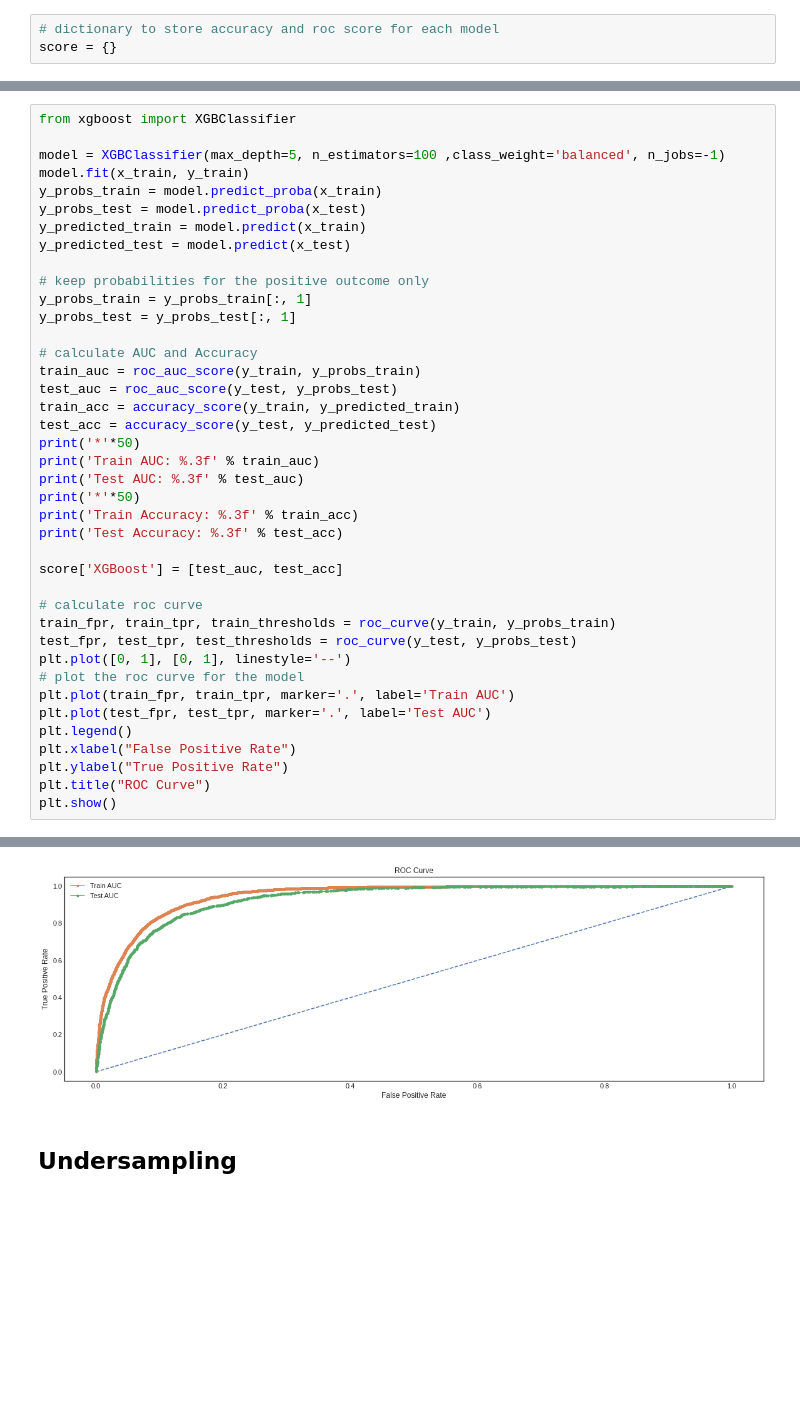
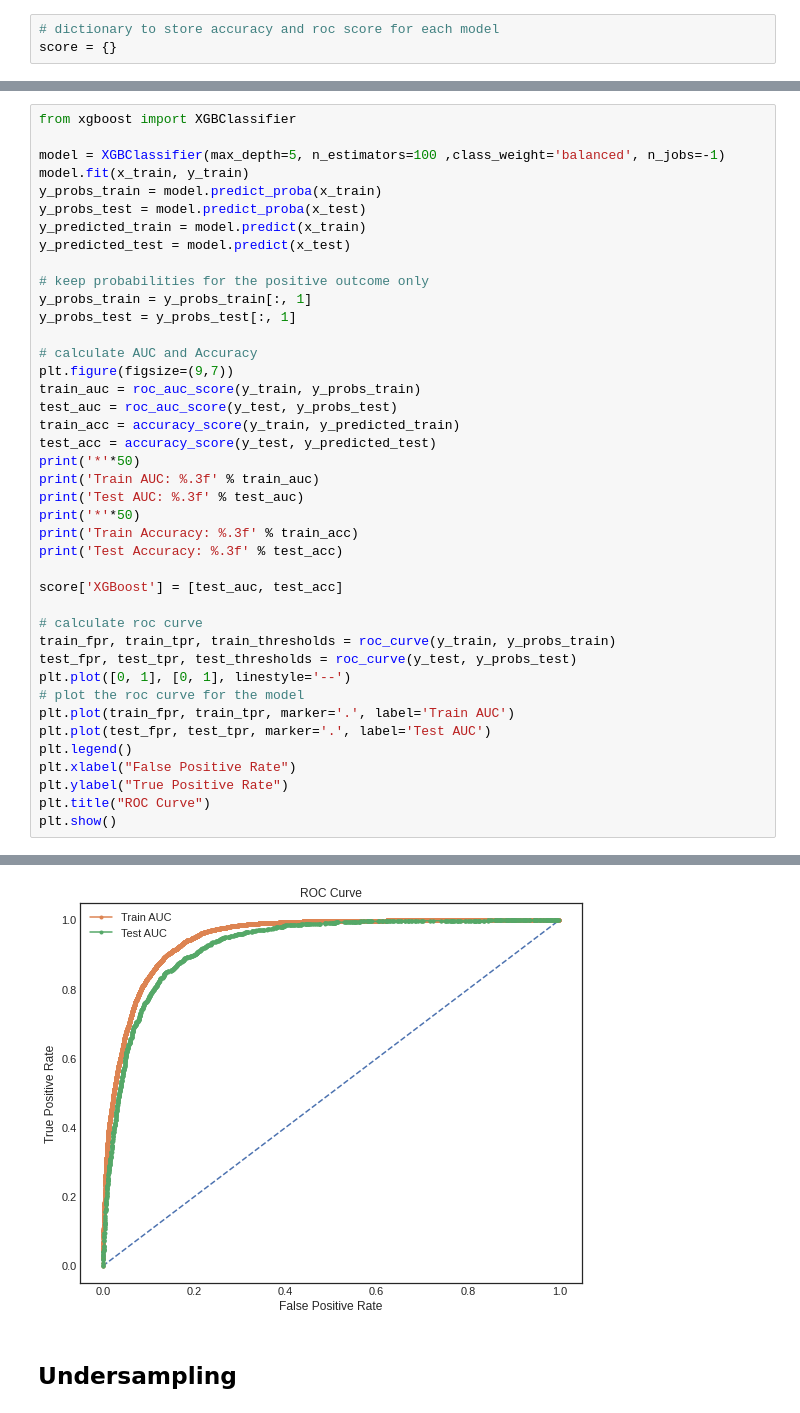
Before and after one commit to sagarrokad1/Bank-Marketing-Effectiveness-Prediction, a Jupyter notebook: Self_Notebook_of_Bank_Marketing_Effectiveness_Prediction_Capstone_Project.ipynb, the cells around one changed output, grey strips where cells are left out. Drawn from its saved outputs; the diff is of its cells as text; blank space fills up the shorter version.

```diff
--- a/Self_Notebook_of_Bank_Marketing_Effectiveness_Prediction_Capstone_Project.ipynb
+++ b/Self_Notebook_of_Bank_Marketing_Effectiveness_Prediction_Capstone_Project.ipynb
@@ -579,39 +589,40 @@ y_probs_train = y_probs_train[:, 1]
 y_probs_test = y_probs_test[:, 1]
 
 # calculate AUC and Accuracy
+plt.figure(figsize=(9,7))
 train_auc = roc_auc_score(y_train, y_probs_train)
 test_auc = roc_auc_score(y_test, y_probs_test)
 train_acc = accuracy_score(y_train, y_predicted_train)
 test_acc = accuracy_score(y_test, y_predicted_test)
 print('*'*50)
 print('Train AUC: %.3f' % train_auc)
 print('Test AUC: %.3f' % test_auc)
 print('*'*50)
 print('Train Accuracy: %.3f' % train_acc)
 print('Test Accuracy: %.3f' % test_acc)
 
 score['XGBoost'] = [test_auc, test_acc]
 
 # calculate roc curve
 train_fpr, train_tpr, train_thresholds = roc_curve(y_train, y_probs_train)
 test_fpr, test_tpr, test_thresholds = roc_curve(y_test, y_probs_test)
 plt.plot([0, 1], [0, 1], linestyle='--')
 # plot the roc curve for the model
 plt.plot(train_fpr, train_tpr, marker='.', label='Train AUC')
 plt.plot(test_fpr, test_tpr, marker='.', label='Test AUC')
 plt.legend()
 plt.xlabel("False Positive Rate")
 plt.ylabel("True Positive Rate")
 plt.title("ROC Curve")
 plt.show()
 # %% [output]
 **************************************************
 Train AUC: 0.948
 Test AUC: 0.928
 **************************************************
 Train Accuracy: 0.921
 Test Accuracy: 0.908
-[figure, old version]
+[figure, new version]
 # %% [markdown]
 ## **Undersampling**
 # %%
```
Also changed, not shown: parts of 26 cells of this notebook.
